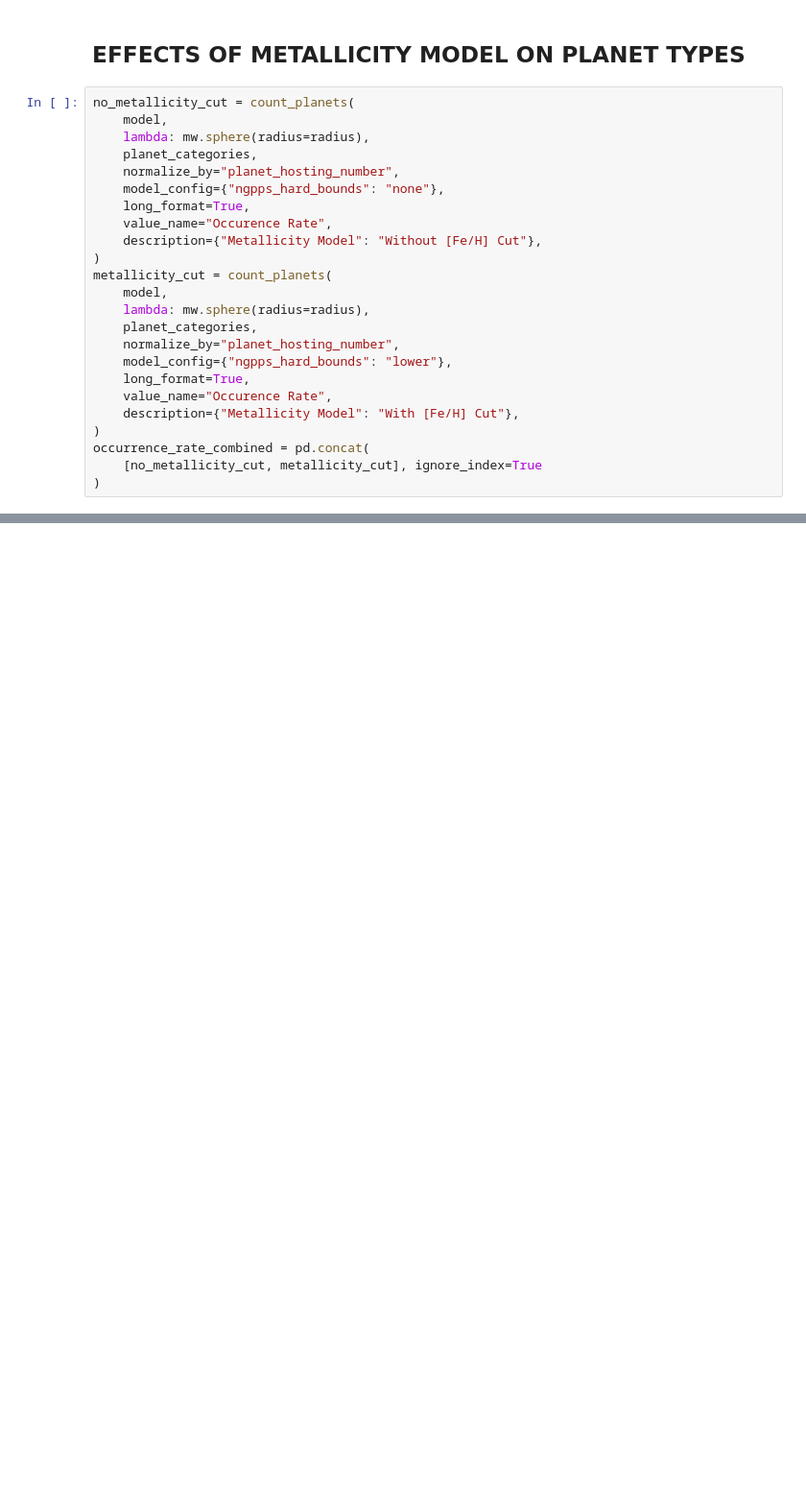
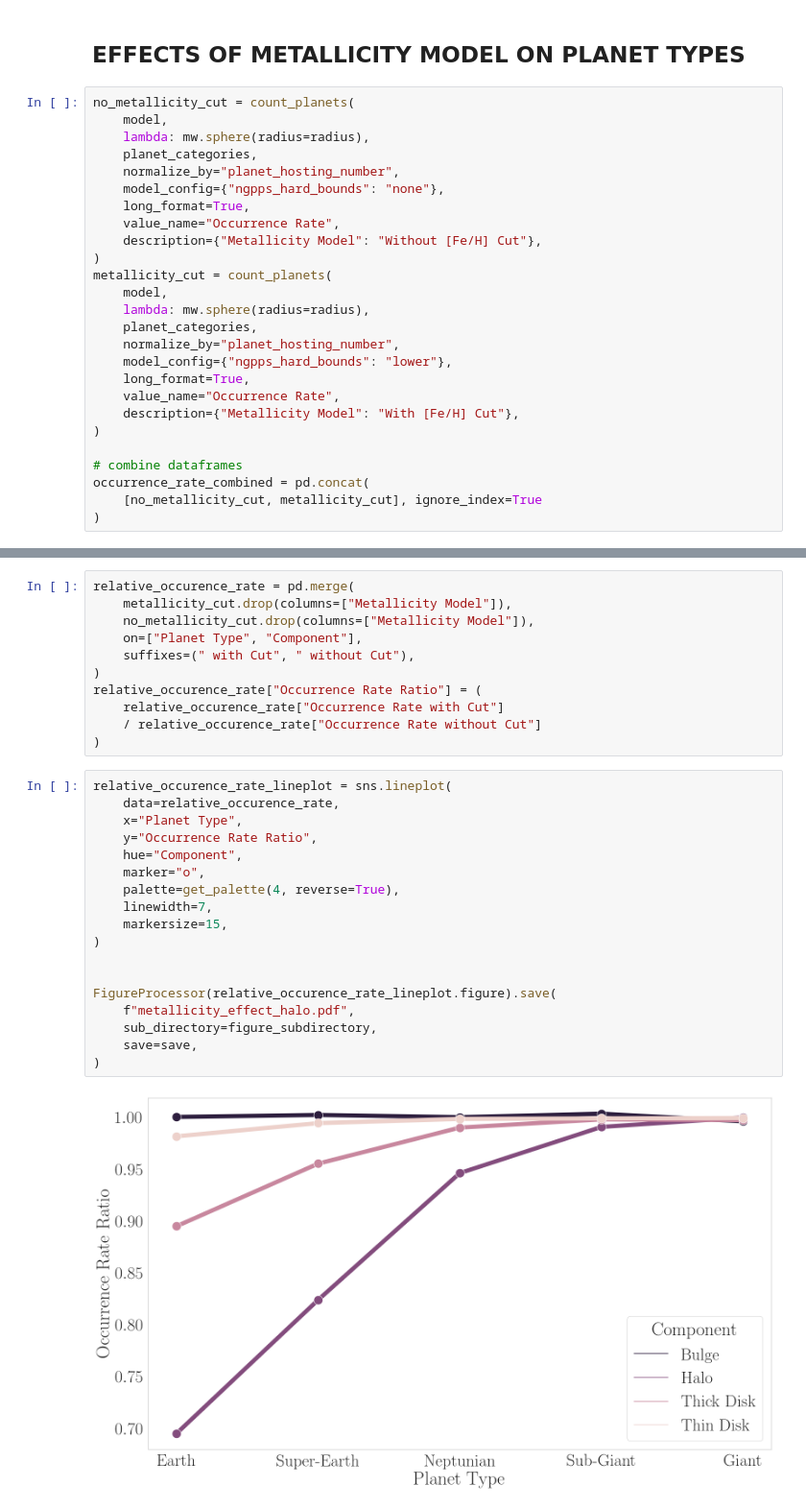
Before and after one commit to ChrisBoettner/skaro, a Jupyter notebook: notebooks/Metallicity_model_effects.ipynb, the cells around one changed output, grey strips where cells are left out. Shown at 96% size. Drawn from its saved outputs; the diff is of its cells as text; blank space fills up the shorter version.

```diff
--- a/notebooks/Metallicity_model_effects.ipynb
+++ b/notebooks/Metallicity_model_effects.ipynb
@@ -89,7 +89,7 @@ no_metallicity_cut = count_planets(
     normalize_by="planet_hosting_number",
     model_config={"ngpps_hard_bounds": "none"},
     long_format=True,
-    value_name="Occurence Rate",
+    value_name="Occurrence Rate",
     description={"Metallicity Model": "Without [Fe/H] Cut"},
 )
 metallicity_cut = count_planets(
@@ -99,9 +99,11 @@ metallicity_cut = count_planets(
     normalize_by="planet_hosting_number",
     model_config={"ngpps_hard_bounds": "lower"},
     long_format=True,
-    value_name="Occurence Rate",
+    value_name="Occurrence Rate",
     description={"Metallicity Model": "With [Fe/H] Cut"},
 )
+
+# combine dataframes
 occurrence_rate_combined = pd.concat(
     [no_metallicity_cut, metallicity_cut], ignore_index=True
 )
@@ -148,0 +118,31 @@ for planet_type in planet_categories:
+# %%
+relative_occurence_rate = pd.merge(
+    metallicity_cut.drop(columns=["Metallicity Model"]),
+    no_metallicity_cut.drop(columns=["Metallicity Model"]),
+    on=["Planet Type", "Component"],
+    suffixes=(" with Cut", " without Cut"),
+)
+relative_occurence_rate["Occurrence Rate Ratio"] = (
+    relative_occurence_rate["Occurrence Rate with Cut"]
+    / relative_occurence_rate["Occurrence Rate without Cut"]
+)
+# %%
+relative_occurence_rate_lineplot = sns.lineplot(
+    data=relative_occurence_rate,
+    x="Planet Type",
+    y="Occurrence Rate Ratio",
+    hue="Component",
+    marker="o",
+    palette=get_palette(4, reverse=True),
+    linewidth=7,
+    markersize=15,
+)
+
+
+FigureProcessor(relative_occurence_rate_lineplot.figure).save(
+    f"metallicity_effect_halo.pdf",
+    sub_directory=figure_subdirectory,
+    save=save,
+)
+# %% [output]
+[figure, added]
```
Also changed, not shown: parts of 4 cells of this notebook, 21 other files.
